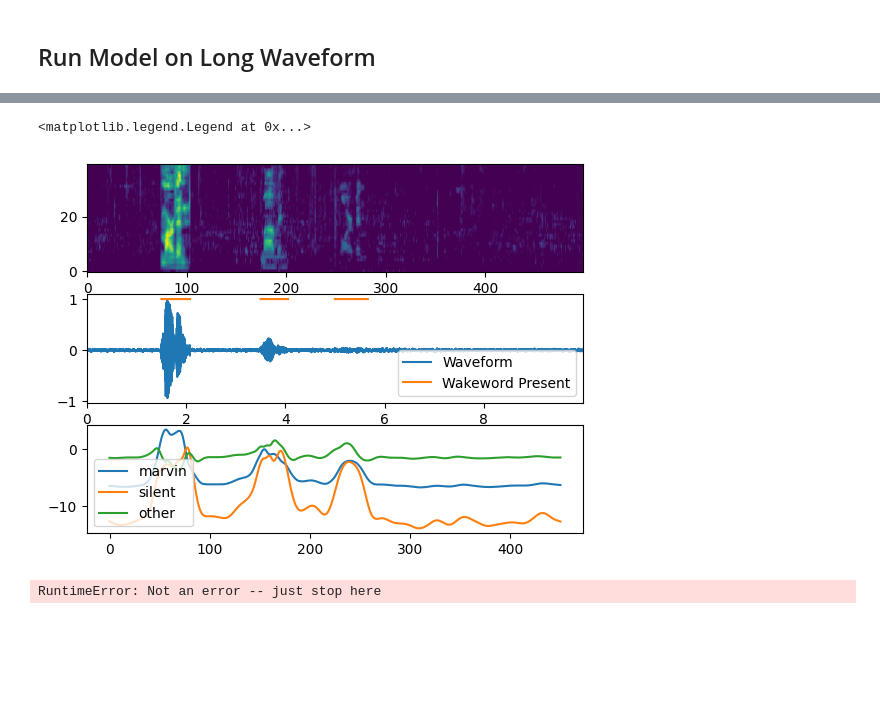
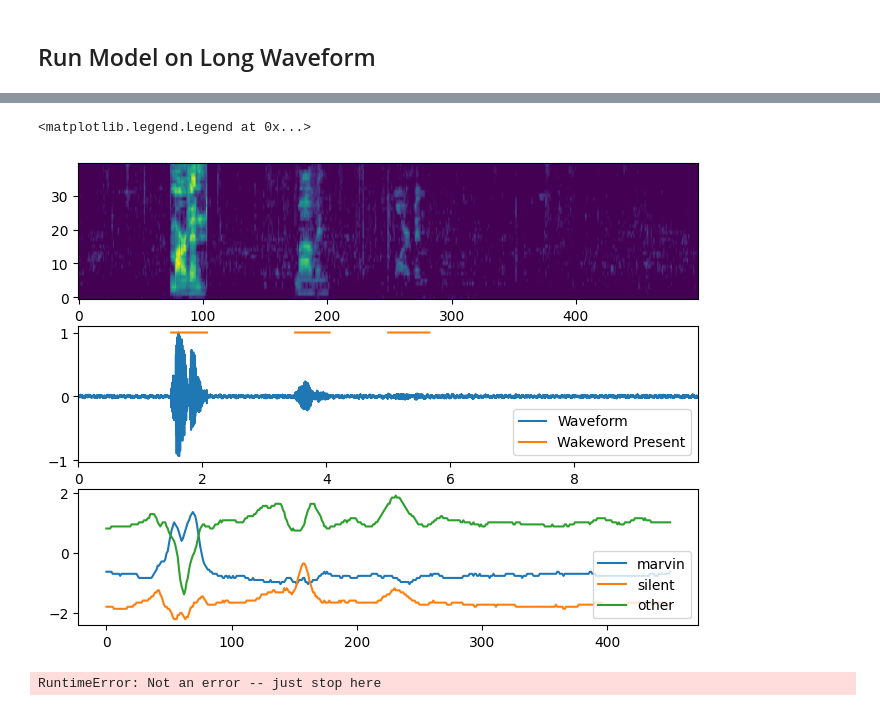
Before and after one commit to mlcommons/tiny, a Jupyter notebook: benchmark/training/streaming_wakeword/demo.ipynb, the cells around one changed output, grey strips where cells are left out. Saved outputs shown, nothing was run; the diff lists cells and outputs as text; code cells hidden in the pictures; blank space fills up the shorter version.

Commit message:
notebook updated to work with last commits on get_data, keras_model

```diff
--- a/benchmark/training/streaming_wakeword/demo.ipynb
+++ b/benchmark/training/streaming_wakeword/demo.ipynb
@@ -42,13 +51,16 @@ librispeech  musan     speech_commands_v2
 # Flags.num_val_samples = 100
 # Flags.num_test_samples = 100
 
-load_pretrained_model = True # True to load from a file, False to build/train from scratch
+load_pretrained_model = False # True to load from a file, False to build/train from scratch
 save_model = False
 
 # 'trained_models/str_ww_model.h5' is the default save path for train.py
 pretrained_model_path = 'trained_models/str_ww_model.h5' # path to load from if load_pretrained_model is True
 
-Flags.epochs = 25
+Flags.epochs = 2
+# %%
+Flags.background_volume=1.0 # experimenting
+Flags.use_qat = True
 # %%
 try:
     with open('streaming_config.json', 'r') as fpi:
@@ -134,8 +152,9 @@ plt.tight_layout()
 # %%
 if load_pretrained_model:
   print(f"Loading pretrained model from {pretrained_model_path}")
-  model = keras.models.load_model(pretrained_model_path)
+  with tfmot.quantization.keras.quantize_scope(): # needed for the QAT wrappers
+    model = keras.models.load_model(pretrained_model_path)
 else:
   print(f"Building model from scratch")
-  model = models.get_model(args=Flags) # compile step is done inside get_model()
+  model = models.get_model(args=Flags, use_qat=Flags.use_qat) # compile step is done inside get_model()
 # %% [output]
@@ -344,7 +373,7 @@ def trim_and_normalize(wav_in, rel_thresh):
 # %%
 
 Flags.variable_length=True
-model_tv = models.get_model(args=Flags)
+model_tv = models.get_model(args=Flags, use_qat=Flags.use_qat)
 Flags.variable_length=False
 # transfer weights from trained model into variable-length model
 model_tv.set_weights(model.get_weights())
@@ -410,23 +439,24 @@ display.display(display.Audio(long_wav, rate=16000))
 # %% [output]
 [interactive output not drawn]
 # %%
+plt.figure(figsize=(8, 6))
 plt.subplot(3,1,1)
-plt.imshow(long_spec.T, origin="lower", aspect='auto')
+plt.imshow(np.squeeze(long_spec).T, origin="lower", aspect='auto')
 
 plt.subplot(3,1,2)
 t = np.arange(len(long_wav))/samp_freq
 plt.plot(t, long_wav, t, ww_present)
 plt.xlim([np.min(t), np.max(t)])
 plt.legend(['Waveform', 'Wakeword Present'], loc='lower right')
+
 plt.subplot(3,1,3)
-
 yy = model_tv(np.expand_dims(long_spec, 0))[0].numpy()
 # plt.plot(yy)
 plt.plot(yy[:])
-plt.legend(label_list)
+plt.legend(label_list, loc='lower right')
 # %% [output]
 <matplotlib.legend.Legend at 0x...>
-[figure, old version]
+[figure, new version]
 # %%
 raise RuntimeError("Not an error -- just stop here")
 # %% [output]
```
Also changed, not shown: parts of 21 cells of this notebook.
